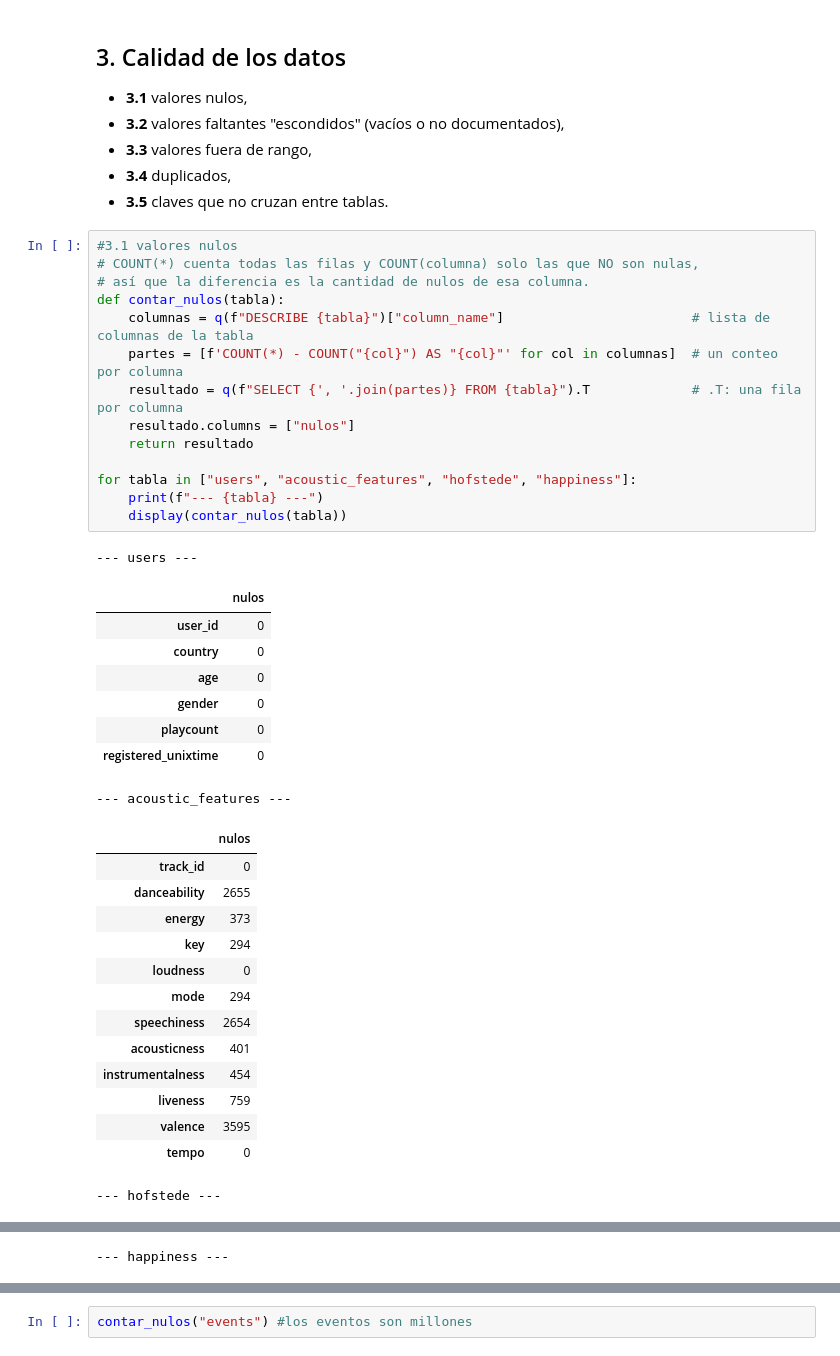
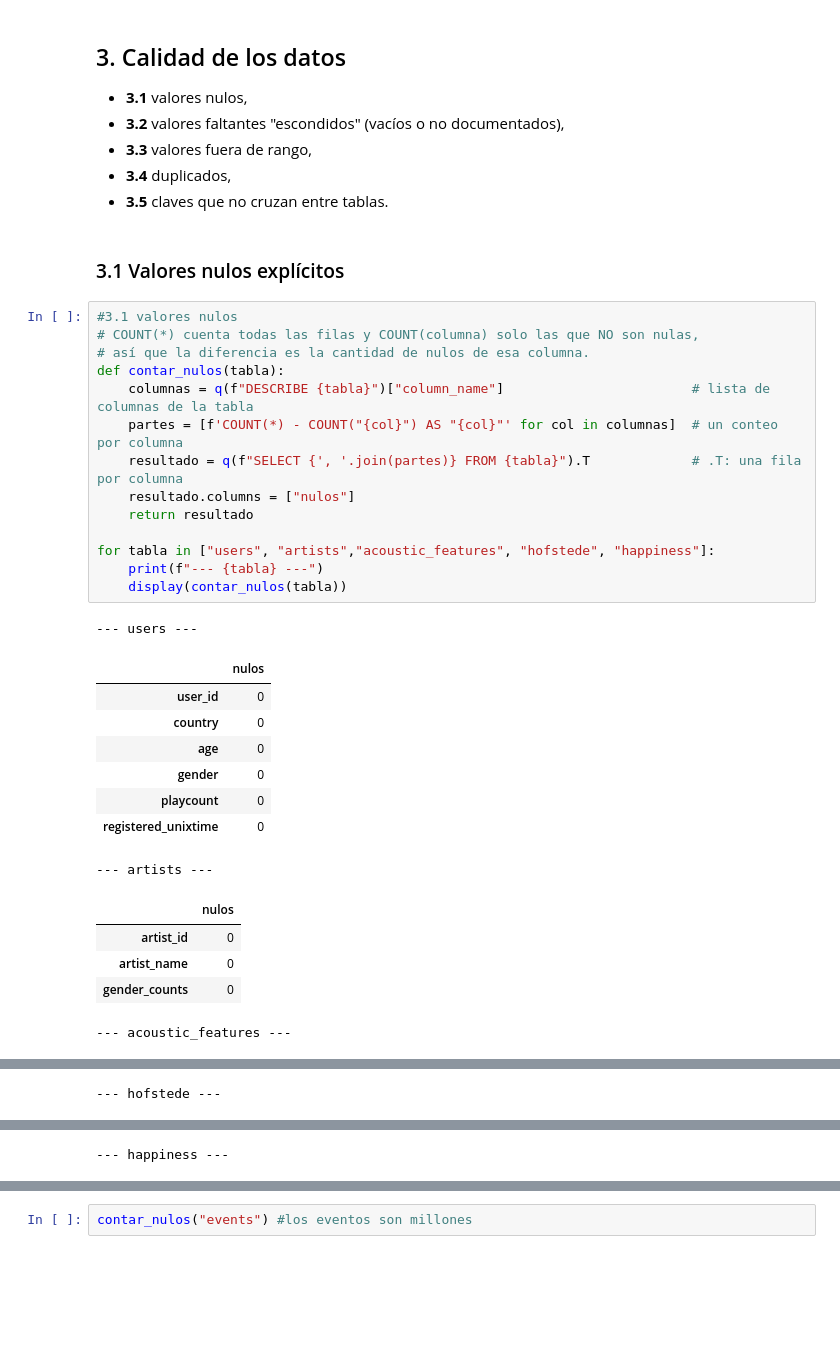
Before and after one commit to marianagrau99/musica-por-pais, a Jupyter notebook: 01_exploracion_calidad.ipynb, the cells around one changed output, grey strips where cells are left out. Cells and saved outputs as stored; diff of their text form; blank space fills up the shorter version.

```diff
--- a/01_exploracion_calidad.ipynb
+++ b/01_exploracion_calidad.ipynb
@@ -345,42 +427,35 @@ por_anio
 - **3.3** valores fuera de rango,
 - **3.4** duplicados,
 - **3.5** claves que no cruzan entre tablas.
+# %% [markdown]
+### 3.1 Valores nulos explícitos
 # %%
 #3.1 valores nulos
 # COUNT(*) cuenta todas las filas y COUNT(columna) solo las que NO son nulas,
 # así que la diferencia es la cantidad de nulos de esa columna.
 def contar_nulos(tabla):
     columnas = q(f"DESCRIBE {tabla}")["column_name"]                        # lista de columnas de la tabla
     partes = [f'COUNT(*) - COUNT("{col}") AS "{col}"' for col in columnas]  # un conteo por columna
     resultado = q(f"SELECT {', '.join(partes)} FROM {tabla}").T             # .T: una fila por columna
     resultado.columns = ["nulos"]
     return resultado
 
-for tabla in ["users", "acoustic_features", "hofstede", "happiness"]:
+for tabla in ["users", "artists","acoustic_features", "hofstede", "happiness"]:
     print(f"--- {tabla} ---")
     display(contar_nulos(tabla))
 # %% [output]
 --- users ---
 |  | nulos |
 | user_id | 0 |
 | country | 0 |
 | age | 0 |
 | gender | 0 |
 | playcount | 0 |
 | registered_unixtime | 0 |
---- acoustic_features ---
+--- artists ---
 |  | nulos |
-| track_id | 0 |
-| danceability | 2655 |
-| energy | 373 |
-| key | 294 |
-| loudness | 0 |
-| mode | 294 |
-| speechiness | 2654 |
-| acousticness | 401 |
-| instrumentalness | 454 |
-| liveness | 759 |
-| valence | 3595 |
-| tempo | 0 |
+| artist_id | 0 |
+| artist_name | 0 |
+| gender_counts | 0 |
---- hofstede ---
+--- acoustic_features ---
 |  | nulos |
@@ -396,2 +474,2 @@ for tabla in ["users", "acoustic_features", "hofstede", "happiness"]:
---- happiness ---
+--- hofstede ---
 |  | nulos |
@@ -413,0 +485 @@ for tabla in ["users", "acoustic_features", "hofstede", "happiness"]:
+--- happiness ---
```
Also changed, not shown: parts of 29 cells of this notebook.
